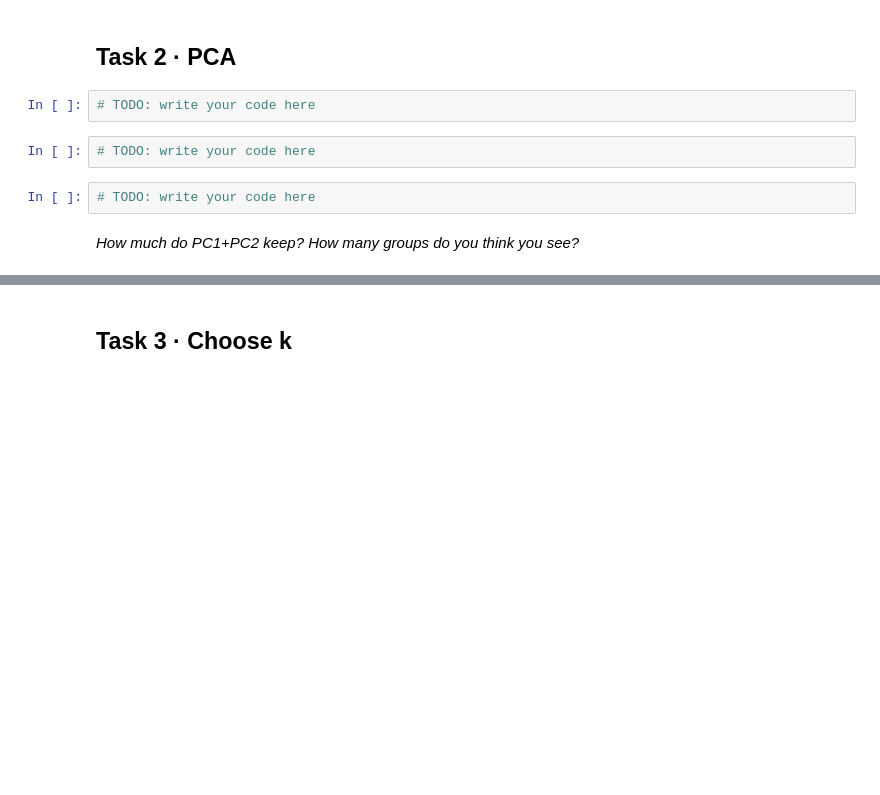
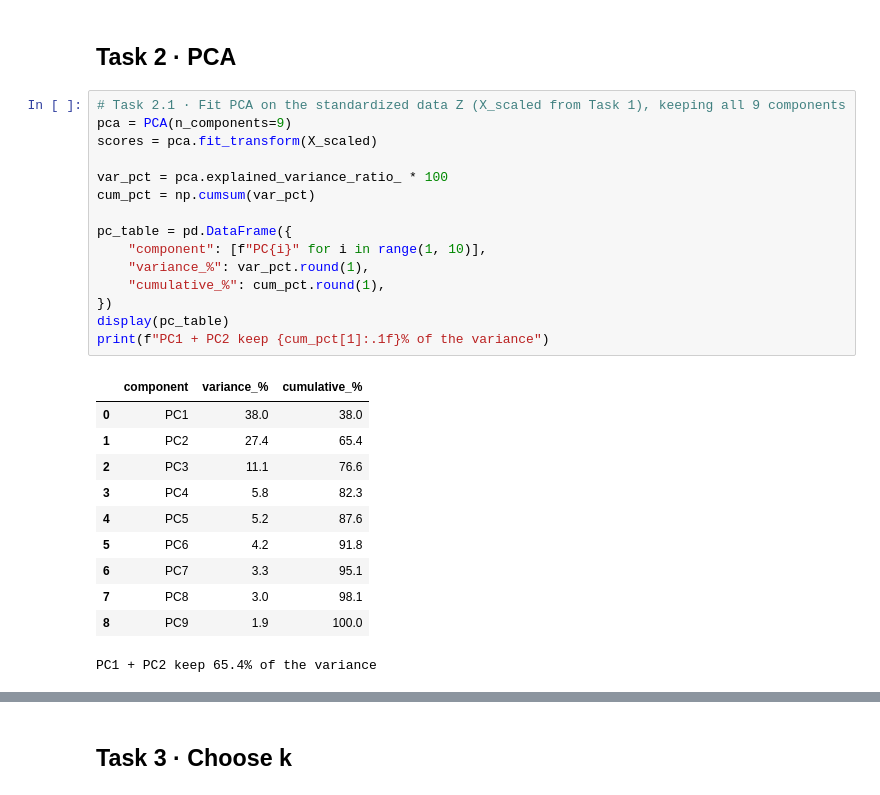
Before and after one commit to hwinhwork-dot/DataViz_Day04_Group, a Jupyter notebook: homework/gh4_gomart_stores/GH4_Team10.ipynb, the cells around one changed output, grey strips where cells are left out. Cells and saved outputs as stored; diff of their text form; blank space fills up the shorter version.

```diff
--- a/homework/gh4_gomart_stores/GH4_Team10.ipynb
+++ b/homework/gh4_gomart_stores/GH4_Team10.ipynb
@@ -134,11 +134,30 @@ Feature standard deviations:
 **Why standardize?** The features have different units and numerical scales. Without standardization, variables with larger numerical values could dominate distance calculations and PCA. `StandardScaler` transforms each feature to have approximately zero mean and unit standard deviation, allowing all nine features to contribute on a comparable scale.
 # %% [markdown]
 ## Task 2 · PCA
-# %%
-# TODO: write your code here
-# %%
-# TODO: write your code here
-# %%
-# TODO: write your code here
-# %% [markdown]
-*How much do PC1+PC2 keep? How many groups do you think you see?*
+# %%
+# Task 2.1 · Fit PCA on the standardized data Z (X_scaled from Task 1), keeping all 9 components
+pca = PCA(n_components=9)
+scores = pca.fit_transform(X_scaled)
+
+var_pct = pca.explained_variance_ratio_ * 100
+cum_pct = np.cumsum(var_pct)
+
+pc_table = pd.DataFrame({
+    "component": [f"PC{i}" for i in range(1, 10)],
+    "variance_%": var_pct.round(1),
+    "cumulative_%": cum_pct.round(1),
+})
+display(pc_table)
+print(f"PC1 + PC2 keep {cum_pct[1]:.1f}% of the variance")
+# %% [output]
+|  | component | variance_% | cumulative_% |
+| 0 | PC1 | 38.0 | 38.0 |
+| 1 | PC2 | 27.4 | 65.4 |
+| 2 | PC3 | 11.1 | 76.6 |
+| 3 | PC4 | 5.8 | 82.3 |
+| 4 | PC5 | 5.2 | 87.6 |
+| 5 | PC6 | 4.2 | 91.8 |
+| 6 | PC7 | 3.3 | 95.1 |
+| 7 | PC8 | 3.0 | 98.1 |
+| 8 | PC9 | 1.9 | 100.0 |
+PC1 + PC2 keep 65.4% of the variance
```
Also changed, not shown: parts of 3 cells of this notebook.
